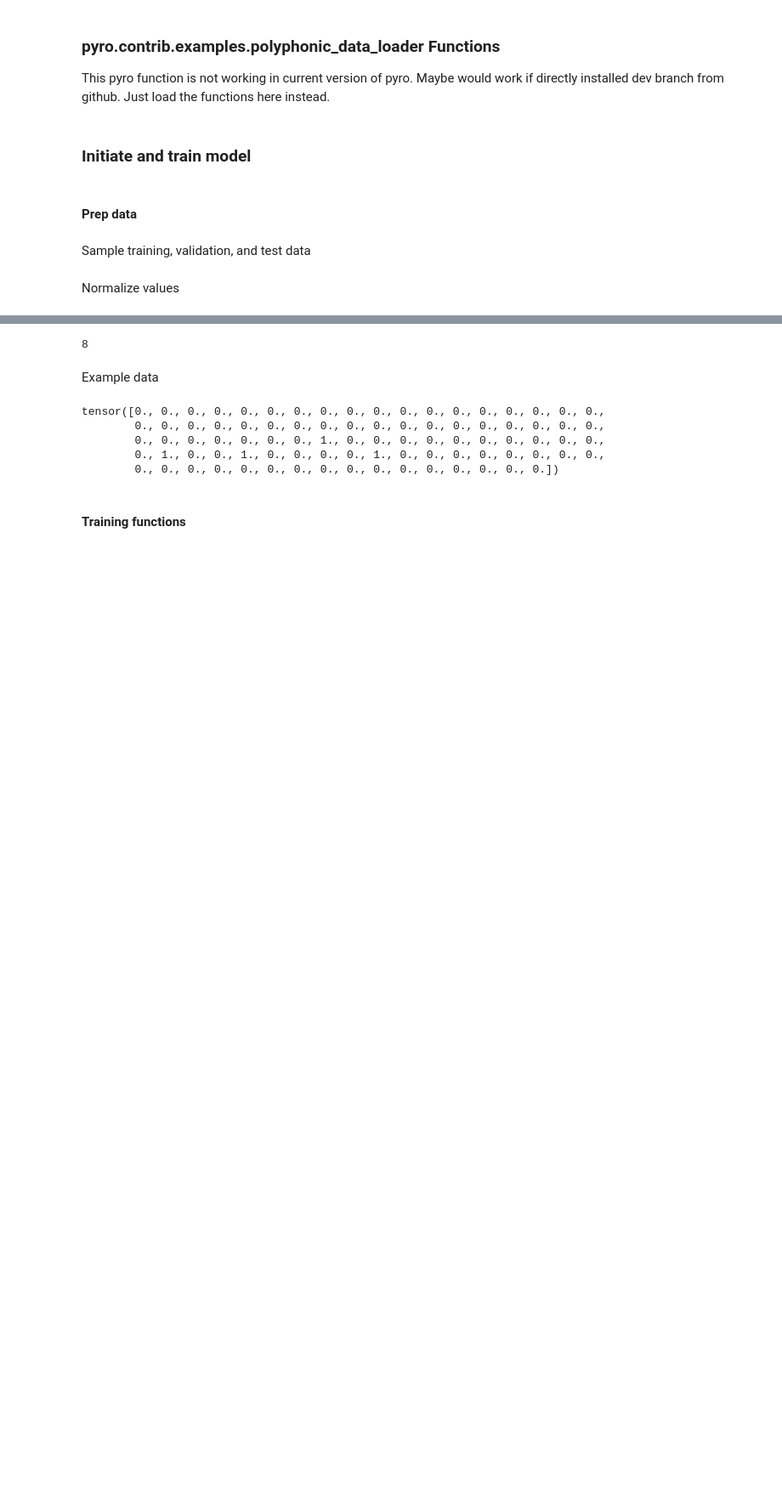
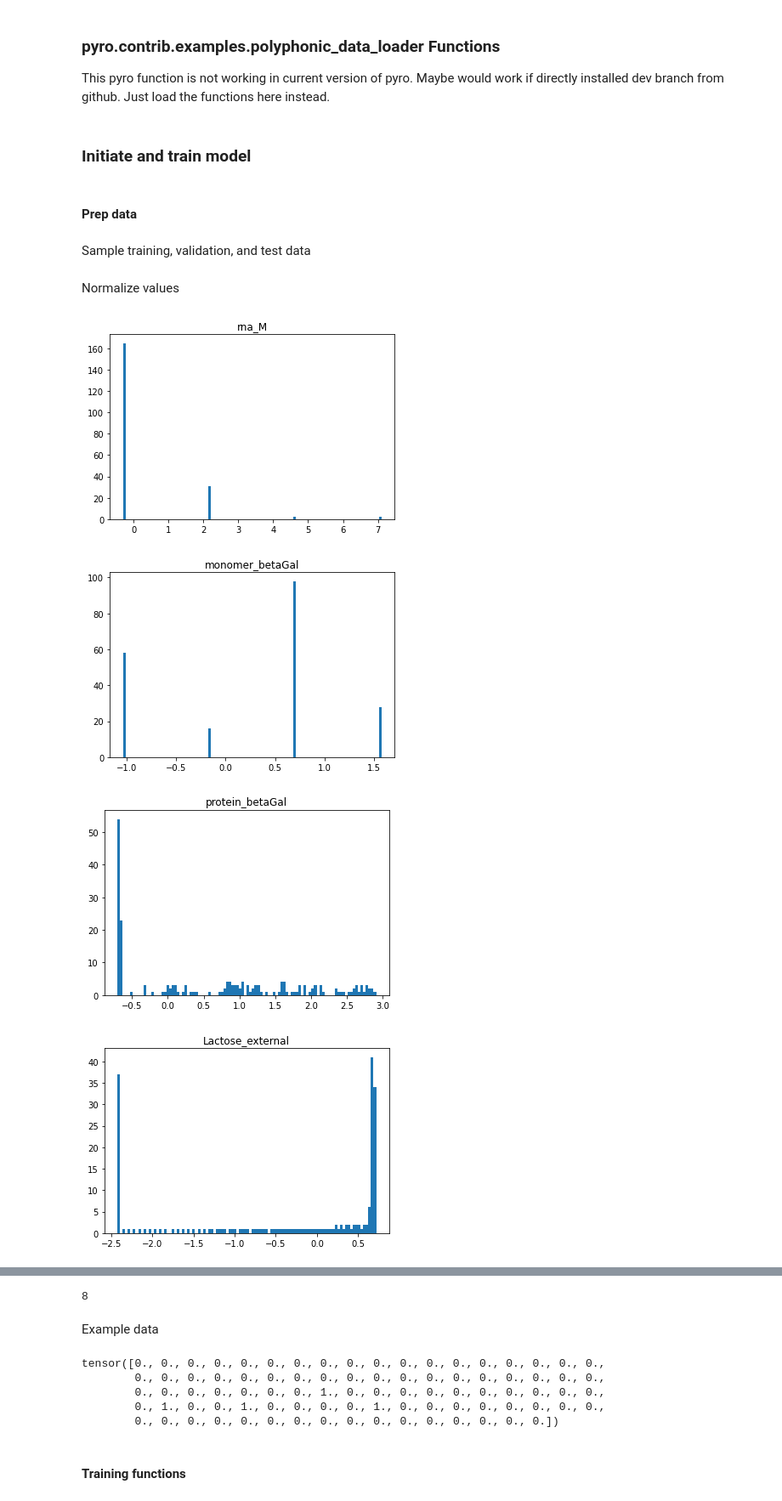
Before and after one commit to devonjkohler/sysbioDMM, a Jupyter notebook: jupyter_notebooks/Lac_Operon_Markov_Model.ipynb, the cells around one changed output, grey strips where cells are left out. Shown at 85% size. Saved outputs shown, nothing was run; the diff lists cells and outputs as text; code cells hidden in the pictures; blank space fills up the shorter version.

```diff
--- a/jupyter_notebooks/Lac_Operon_Markov_Model.ipynb
+++ b/jupyter_notebooks/Lac_Operon_Markov_Model.ipynb
@@ -424,3 +425,13 @@ for i in range(len(test_data)):
 
     ## Data simulated without variation in dna_Lac_Operon or Biomass. Just drop them temporarily
     test_data[i] = test_data[i].drop(columns=['dna_Lac_Operon', 'Biomass'])
+# %%
+for col in train_data[0].columns:
+    plt.hist(train_data[0].loc[:, col], bins = 100)
+    plt.title(col)
+    plt.show()
+# %% [output]
+[figure, added]
+[figure, added]
+[figure, added]
+[figure, added]
```
Also changed, not shown: parts of 3 cells of this notebook, 5 other files.
